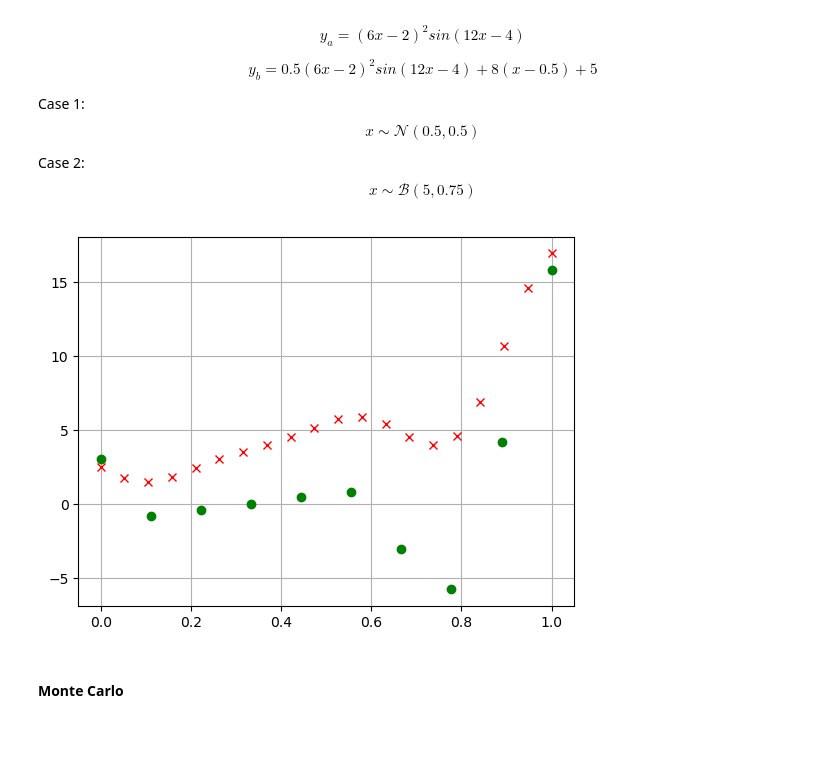
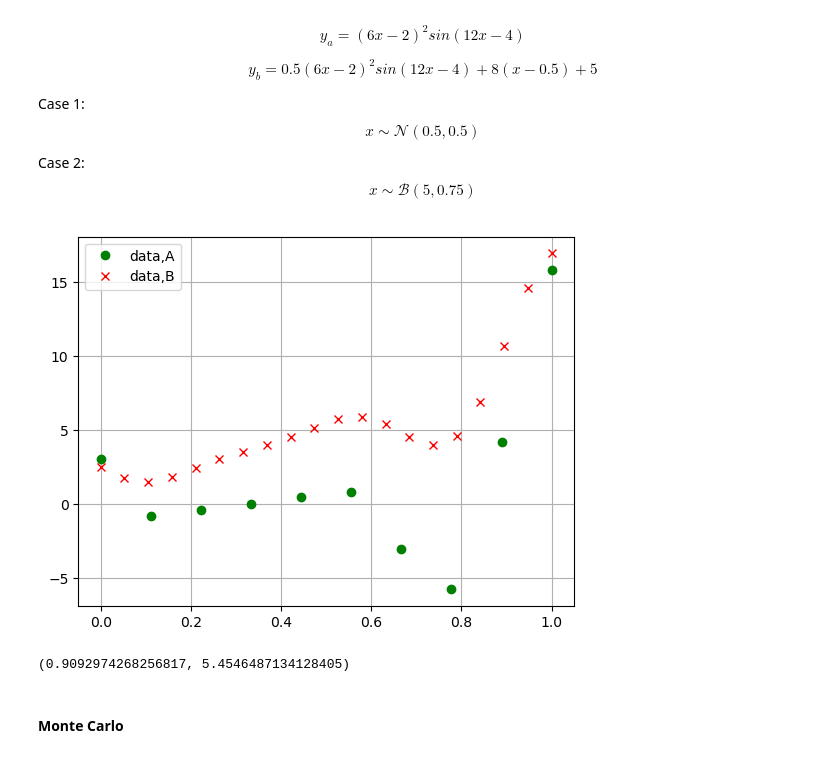
Before and after one commit to ZhifeiYL/UQ-Notebook, a Jupyter notebook: surrogate/cases/numeric.ipynb, the cells around one changed output. Cells and saved outputs as stored; diff of their text form; code cells hidden in the pictures.

```diff
--- a/surrogate/cases/numeric.ipynb
+++ b/surrogate/cases/numeric.ipynb
@@ -21,19 +14,24 @@ import matplotlib.pyplot as plt
 # %%
 # define the simulator
 
 def sim1a(x):
     return (6*x-2)**2 * np.sin(12*x-4)
 
 def sim1b(x):
     return 0.5*(6*x-2)**2 * np.sin(12*x-4) + 8*(x-0.5) + 5
 
 X1as = np.linspace(0, 1, 10)
 X1bs = np.linspace(0, 1, 20)
 plt.plot(X1as, [sim1a(xs) for xs in X1as], 'o', color='green', label="data,A")
 plt.plot(X1bs, [sim1b(xs) for xs in X1bs], 'x', color='red', label="data,B")
+plt.legend()
 plt.grid()
 # %% [output]
-[figure, old version]
+[figure, new version]
+# %%
+sim1a(0.5), sim1b(0.5)
+# %% [output]
+(0.9092974268256817, 5.4546487134128405)
 # %% [markdown]
 #### Monte Carlo
 # %%
```
Also changed, not shown: parts of 19 cells of this notebook, 2 other files.
